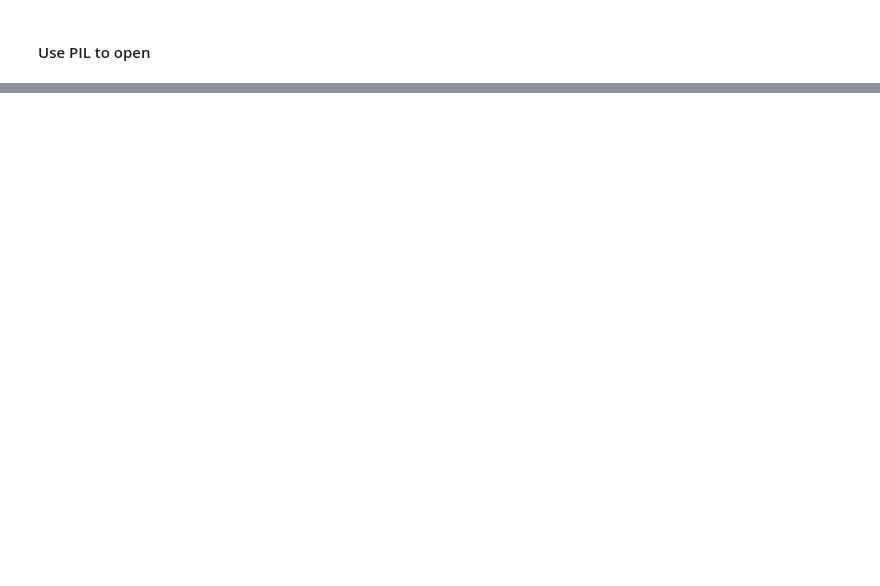
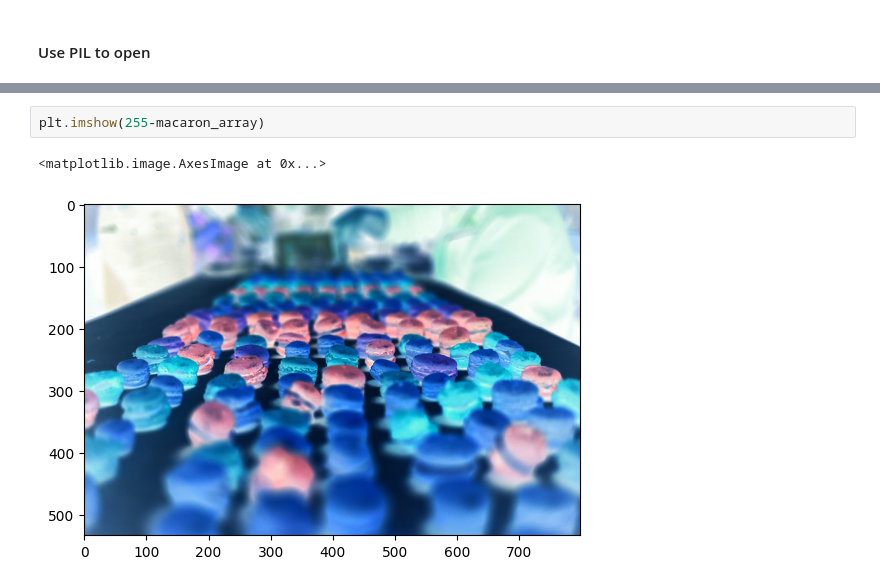
Before and after one commit to itsjordanmuller/2023-python-100-days, a Jupyter notebook: Day-077/Projects/NumPy and N-Dimensional Arrays/Computation_with_NumPy_and_N_Dimensional_Arrays_(start).ipynb, the cells around one changed output, grey strips where cells are left out. Drawn from its saved outputs; the diff is of its cells as text; blank space fills up the shorter version.

```diff
--- a/Day-077/Projects/NumPy and N-Dimensional Arrays/Computation_with_NumPy_and_N_Dimensional_Arrays_(start).ipynb
+++ b/Day-077/Projects/NumPy and N-Dimensional Arrays/Computation_with_NumPy_and_N_Dimensional_Arrays_(start).ipynb
@@ -398,0 +411,5 @@ file_name = 'yummy_macarons.jpg'
+# %%
+plt.imshow(255-macaron_array)
+# %% [output]
+<matplotlib.image.AxesImage at 0x...>
+[figure, added]
```
Also changed, not shown: parts of 4 cells of this notebook.
